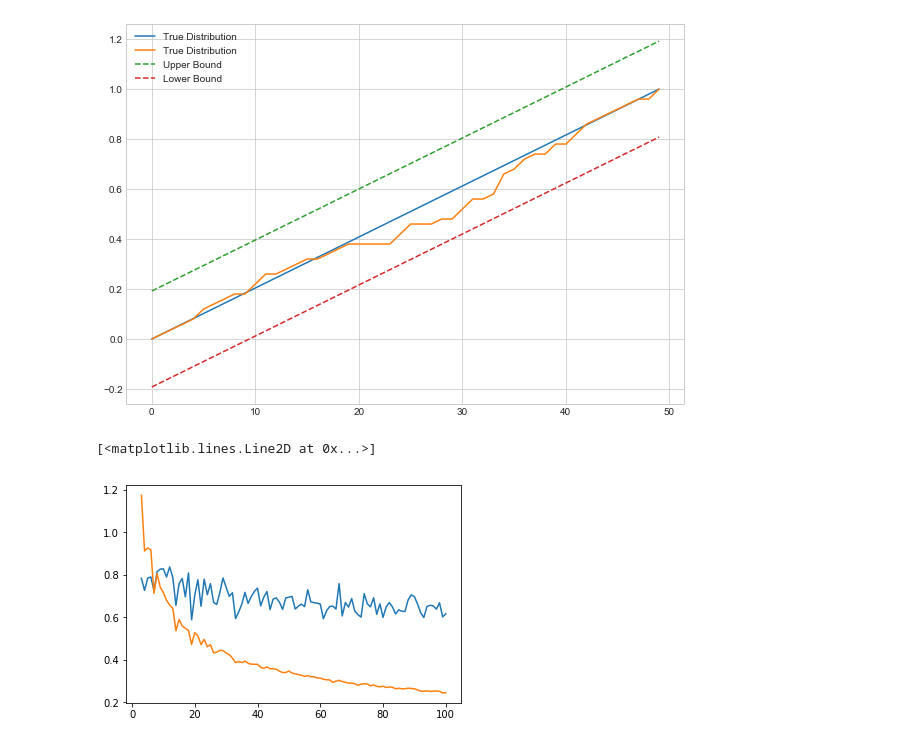
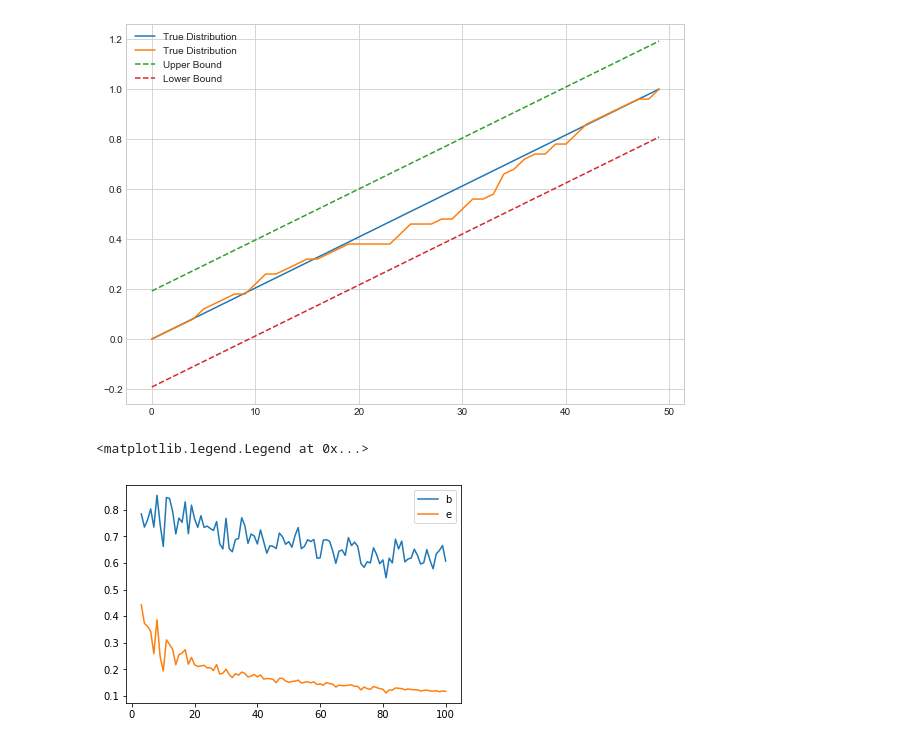
Before and after one commit to abhinavshaw1993/SampleBounds, a Jupyter notebook: Ipython_notebooks/Massart-Bound.ipynb, the cells around one changed output. Drawn from its saved outputs; the diff is of its cells as text; code cells hidden in the pictures.

```diff
--- a/Ipython_notebooks/Massart-Bound.ipynb
+++ b/Ipython_notebooks/Massart-Bound.ipynb
@@ -142,33 +142,34 @@ Warning: Cannot change to a different GUI toolkit: notebook. Using qt5 instead.
 
 import numpy as np
 import math
 import matplotlib.pyplot as plt
 %matplotlib inline
 
 max_samples = 100
 a,b = 0,1
 upper = []
 lower = []
 
 for n in range(3,max_samples+1):
     samples = np.random.uniform(a,b,n)
     order_stats = np.sort(samples)
     alpha = .95
     intermediate = math.log((1-alpha)/2.0)/(-2.0*n)
     e = math.sqrt(intermediate)
-    m_l = alpha * e+ order_stats[0] * (1.0/n)
+    m_l = a * e+ order_stats[0] * (1.0/n)
     m_u = order_stats[0]*max(0,(1.0/n)-e)
 
     for i in range(1,n):
         m_u += (max(0,(i/n)-e) - max(0,(i-1)/n - e))* order_stats[i]
         m_l += (max(1,(i/n)+e) - max(1,(i-1)/n + e))* order_stats[i]
 
     m_u += e*b
     upper.append(m_u)
     lower.append(m_l)
 
 plt.plot( [i for i in range(3,max_samples+1)], upper, label = 'Upper Bound')
 plt.plot( [i for i in range(3,max_samples+1)], lower, label = 'Lower Bound')
+plt.legend("best")
 # %% [output]
-[<matplotlib.lines.Line2D at 0x...>]
+<matplotlib.legend.Legend at 0x...>
-[figure, old version]
+[figure, new version]
```
